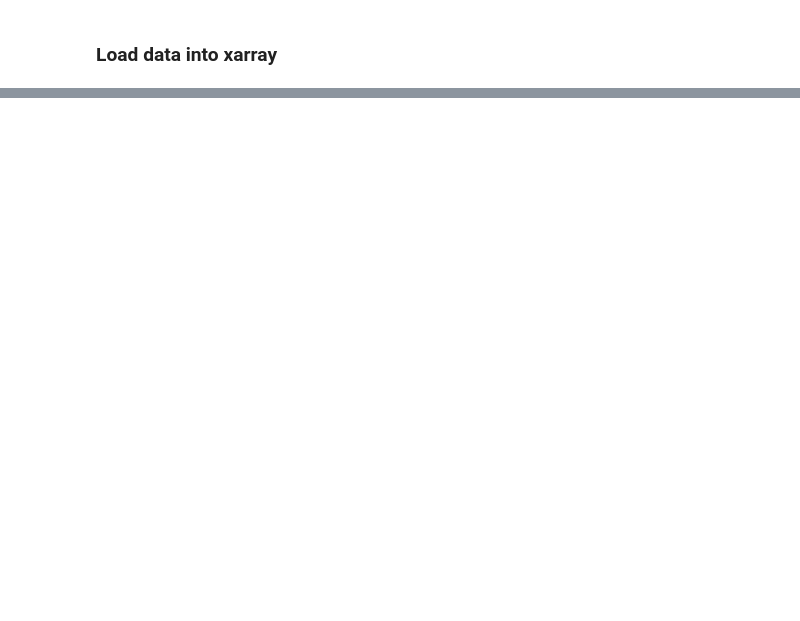
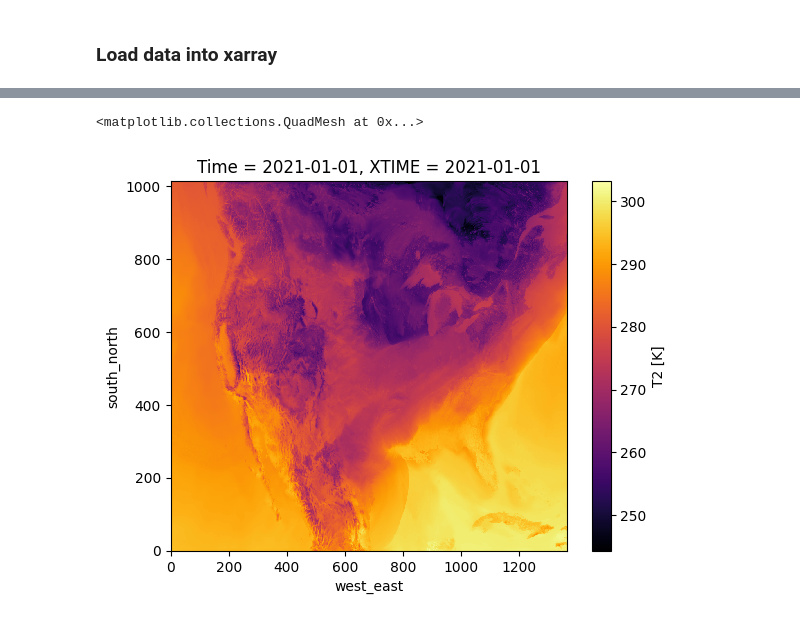
Before and after one commit to turetske/osdf_examples, a Jupyter notebook: notebooks/conus404.ipynb, the cells around one changed output, grey strips where cells are left out. Drawn from its saved outputs; the diff is of its cells as text; code cells hidden in the pictures; blank space fills up the shorter version.

```diff
--- a/notebooks/conus404.ipynb
+++ b/notebooks/conus404.ipynb
@@ -119,4 +249,5 @@ ds
 # %%
 %%time
 desired_time = "2021-01-01T00"
-ds.sel(Time=desired_date,method='nearest').plot(cmap='inferno')
+ds.sel(Time=desired_time,method='nearest').plot(cmap='inferno')
+# %% [output]
@@ -123,2 +256,4 @@ ds.sel(Time=desired_date,method='nearest').plot(cmap='inferno')
+<matplotlib.collections.QuadMesh at 0x...>
+[figure, added]
 # %%
 cluster.close()
```
Also changed, not shown: parts of 9 cells of this notebook.
